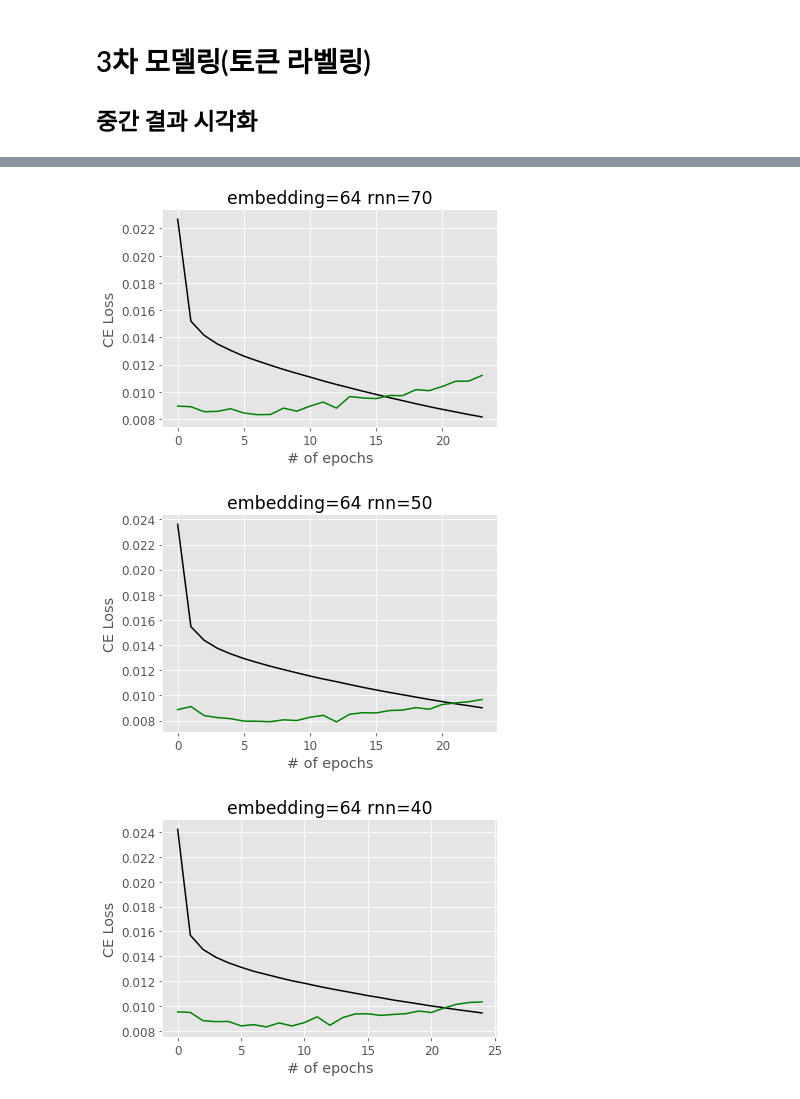
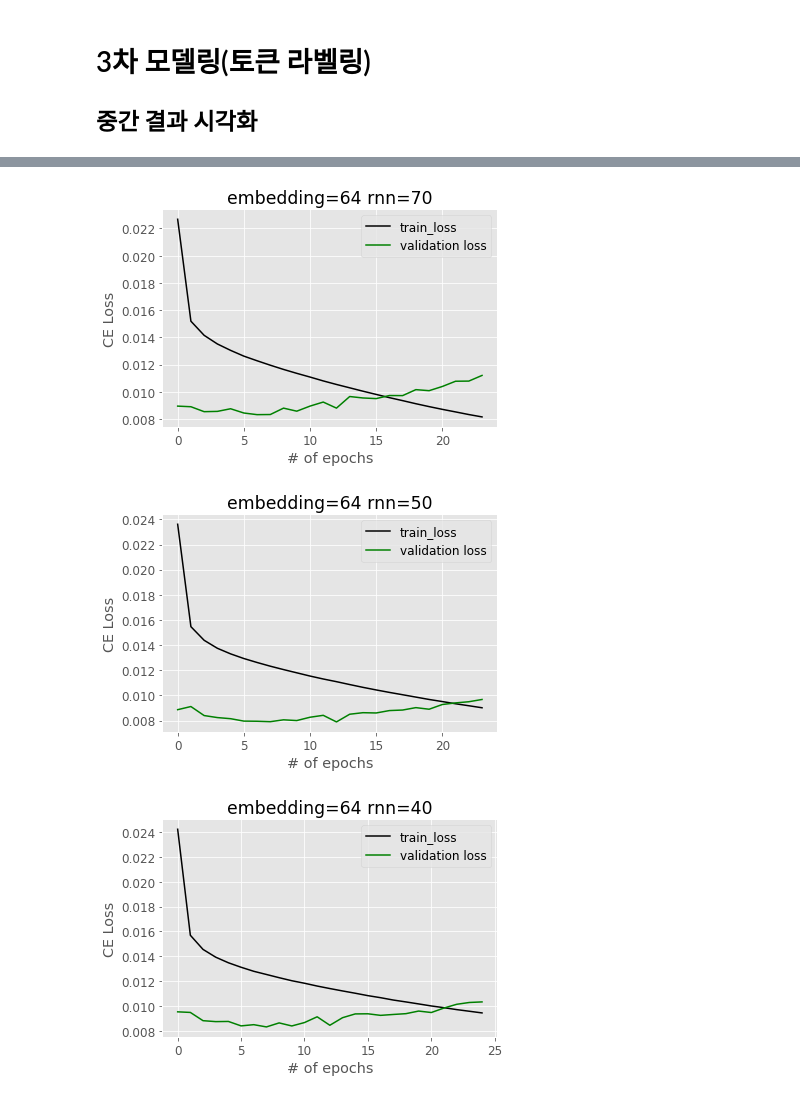
Before and after one commit to BlessingDev/NLP-Standard-Dialect-Translation, a Jupyter notebook: vis.ipynb, the cells around one changed output, grey strips where cells are left out. Cells and saved outputs as stored; diff of their text form; code cells hidden in the pictures.

```diff
--- a/vis.ipynb
+++ b/vis.ipynb
@@ -68,33 +71,36 @@ plt.show()
 # %%
 fig, ax = plt.subplots()
 ax.set_title("embedding=64 rnn=70")
 ax.plot(train_64_70["train_loss"], color='black')
 ax.plot(train_64_70["val_loss"], color='green')
+ax.legend(labels=["train_loss", "validation loss"])
 ax.set_xlabel('# of epochs')
 ax.set_ylabel('CE Loss')
 
 plt.show()
 # %% [output]
-[figure, old version]
+[figure, new version]
 # %%
 fig, ax = plt.subplots()
 ax.set_title("embedding=64 rnn=50")
 ax.plot(train_64_50["train_loss"], color='black')
 ax.plot(train_64_50["val_loss"], color='green')
+ax.legend(labels=["train_loss", "validation loss"])
 ax.set_xlabel('# of epochs')
 ax.set_ylabel('CE Loss')
 
 plt.show()
 # %% [output]
-[figure, old version]
+[figure, new version]
 # %%
 fig, ax = plt.subplots()
 ax.set_title("embedding=64 rnn=40")
 ax.plot(train_64_40["train_loss"], color='black')
 ax.plot(train_64_40["val_loss"], color='green')
+ax.legend(labels=["train_loss", "validation loss"])
 ax.set_xlabel('# of epochs')
 ax.set_ylabel('CE Loss')
 
 plt.show()
 # %% [output]
-[figure, old version]
+[figure, new version]
```
Also changed, not shown: parts of 3 cells of this notebook, 16 other files.
